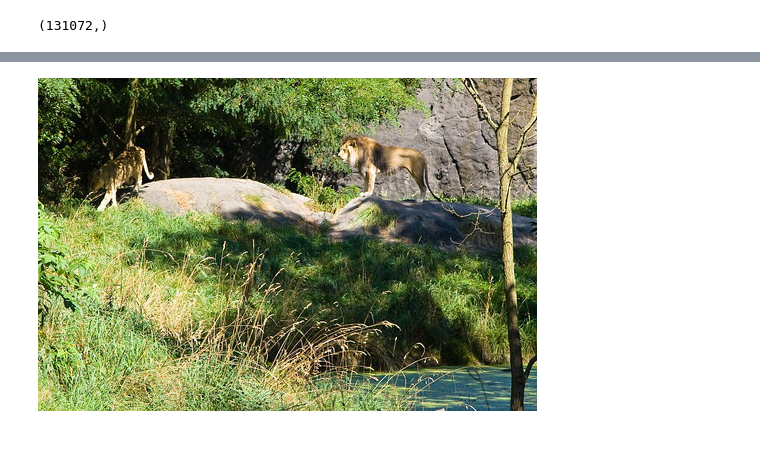
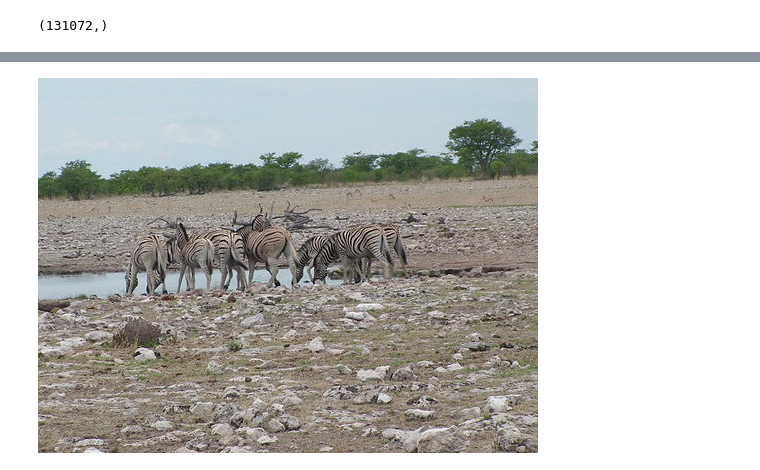
Before and after one commit to tyler-martin-12/tcav_on_azure, a Jupyter notebook: robust_cavs.ipynb, the cells around one changed output, grey strips where cells are left out. Cells and saved outputs as stored; diff of their text form; code cells hidden in the pictures; blank space fills up the shorter version.

```diff
--- a/robust_cavs.ipynb
+++ b/robust_cavs.ipynb
@@ -1635,0 +1127,2 @@ pickle.dump(df,open('df.pkl', 'wb'))
+# %%
+df = pickle.load(open('df1.pkl', 'rb'))
@@ -2099,5 +1823,0 @@ idx_train[22]
-# %%
-acts = []
-for d in this_dict:
-    acts.append(d)
-acts_array = np.array(acts)
@@ -2108,5 +1828,5 @@ image_list[13]
 # %%
-this_idx = 23
+this_idx = 2
 concept = 'striped_sub_1'
 #concept = 'random500_0'
 
@@ -2201,15 +2015,15 @@ np.where(p0>.05)
 # %%
-this_idx = 42
-concept = 'lion'
+this_idx = 75
+concept = 'lots_of_zebras'
 #concept = 'random500_0'
 
 act_path = os.path.join(working_dir,'final_acts/' + concept + '-' + layer + '.pkl')
-this_dict = pickle.load(open(act_pa`th, 'rb'))
+this_dict = pickle.load(open(act_path, 'rb'))
 image_list = [d for d in this_dict.keys()]
 
 img_path = 'concepts/' + concept + '/'+ image_list[this_idx]
 show_img = image.load_img(img_path)
 show_img
 # %% [output]
-[figure, old version]
+[figure, new version]
 # %%
```
Also changed, not shown: parts of 101 cells of this notebook, 48 other files.
